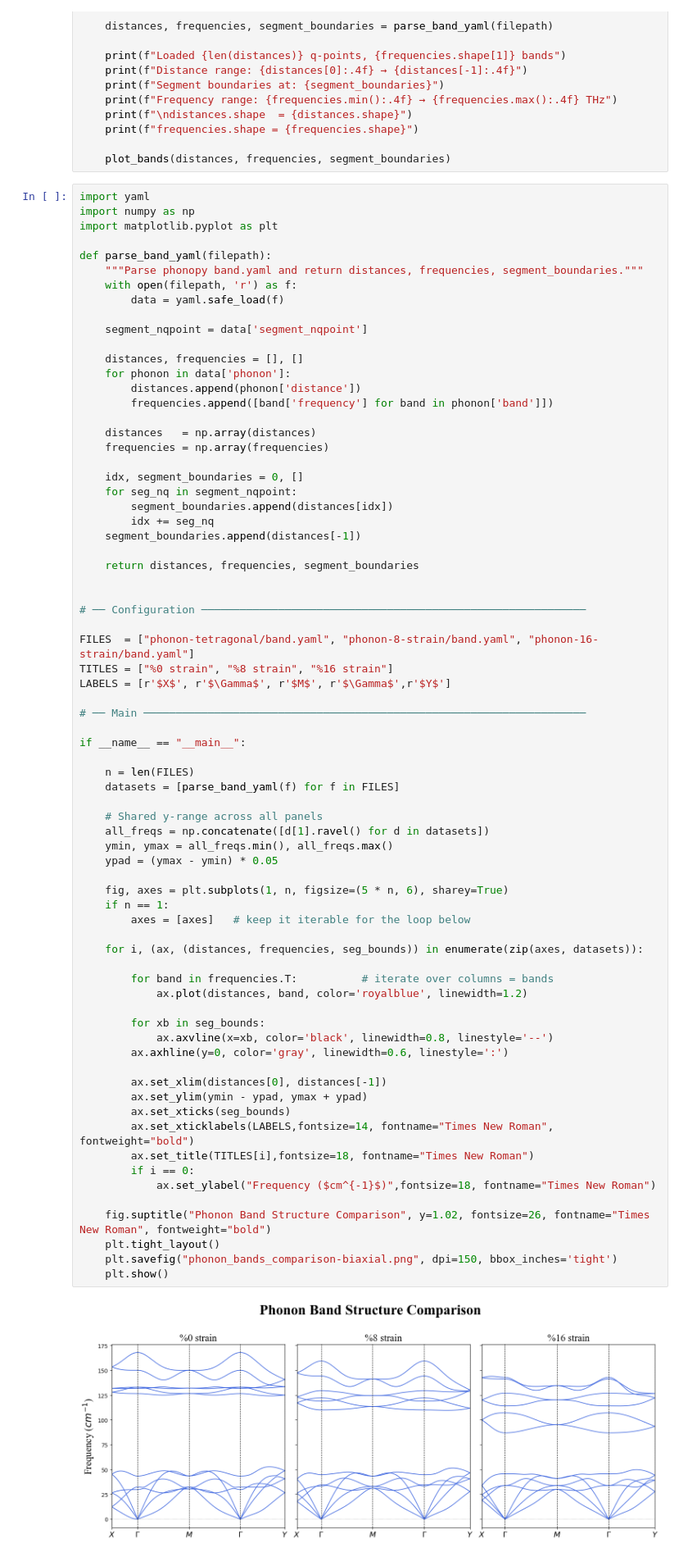
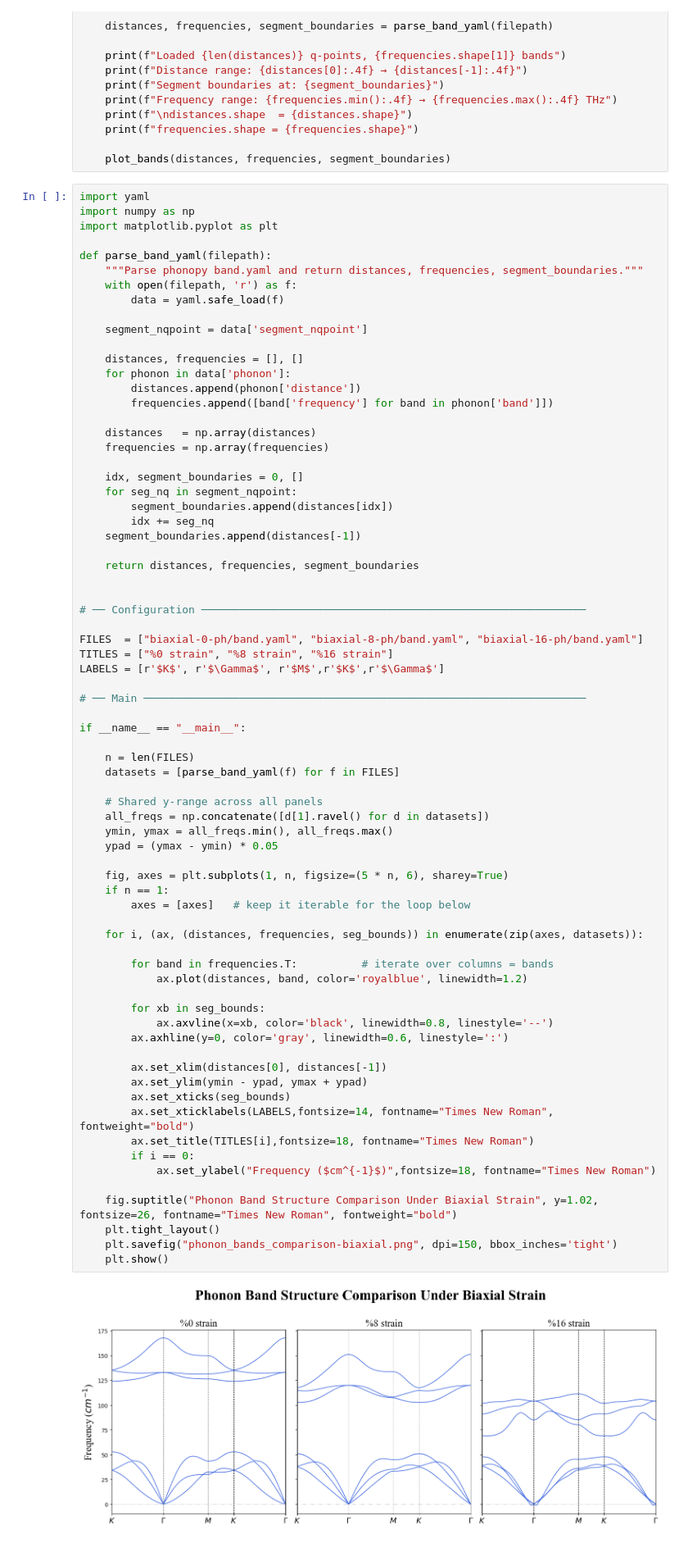
Before and after one commit to Lactuka/Thesis, a Jupyter notebook: test.ipynb, the cells around one changed output. Shown at 82% size. Cells and saved outputs as stored; diff of their text form.

```diff
--- a/test.ipynb
+++ b/test.ipynb
@@ -498,9 +498,9 @@ def parse_band_yaml(filepath):
 
 # ── Configuration ────────────────────────────────────────────────────────────
 
-FILES  = ["phonon-tetragonal/band.yaml", "phonon-8-strain/band.yaml", "phonon-16-strain/band.yaml"]
+FILES  = ["biaxial-0-ph/band.yaml", "biaxial-8-ph/band.yaml", "biaxial-16-ph/band.yaml"]
 TITLES = ["%0 strain", "%8 strain", "%16 strain"]
-LABELS = [r'$X$', r'$\Gamma$', r'$M$', r'$\Gamma$',r'$Y$']
+LABELS = [r'$K$', r'$\Gamma$', r'$M$',r'$K$',r'$\Gamma$']
 
 # ── Main ─────────────────────────────────────────────────────────────────────
 
@@ -512,35 +512,35 @@ if __name__ == "__main__":
     # Shared y-range across all panels
     all_freqs = np.concatenate([d[1].ravel() for d in datasets])
     ymin, ymax = all_freqs.min(), all_freqs.max()
     ypad = (ymax - ymin) * 0.05
 
     fig, axes = plt.subplots(1, n, figsize=(5 * n, 6), sharey=True)
     if n == 1:
         axes = [axes]   # keep it iterable for the loop below
 
     for i, (ax, (distances, frequencies, seg_bounds)) in enumerate(zip(axes, datasets)):
 
         for band in frequencies.T:          # iterate over columns = bands
             ax.plot(distances, band, color='royalblue', linewidth=1.2)
 
         for xb in seg_bounds:
             ax.axvline(x=xb, color='black', linewidth=0.8, linestyle='--')
         ax.axhline(y=0, color='gray', linewidth=0.6, linestyle=':')
 
         ax.set_xlim(distances[0], distances[-1])
         ax.set_ylim(ymin - ypad, ymax + ypad)
         ax.set_xticks(seg_bounds)
         ax.set_xticklabels(LABELS,fontsize=14, fontname="Times New Roman", fontweight="bold")
         ax.set_title(TITLES[i],fontsize=18, fontname="Times New Roman")
         if i == 0:
             ax.set_ylabel("Frequency ($cm^{-1}$)",fontsize=18, fontname="Times New Roman")
 
-    fig.suptitle("Phonon Band Structure Comparison", y=1.02, fontsize=26, fontname="Times New Roman", fontweight="bold")
+    fig.suptitle("Phonon Band Structure Comparison Under Biaxial Strain", y=1.02, fontsize=26, fontname="Times New Roman", fontweight="bold")
     plt.tight_layout()
     plt.savefig("phonon_bands_comparison-biaxial.png", dpi=150, bbox_inches='tight')
     plt.show()
 # %% [output]
-[figure, old version]
+[figure, new version]
 # %%
 import numpy as np
 import matplotlib.pyplot as plt
```
Also changed, not shown: parts of 2 cells of this notebook, 21 other files.
